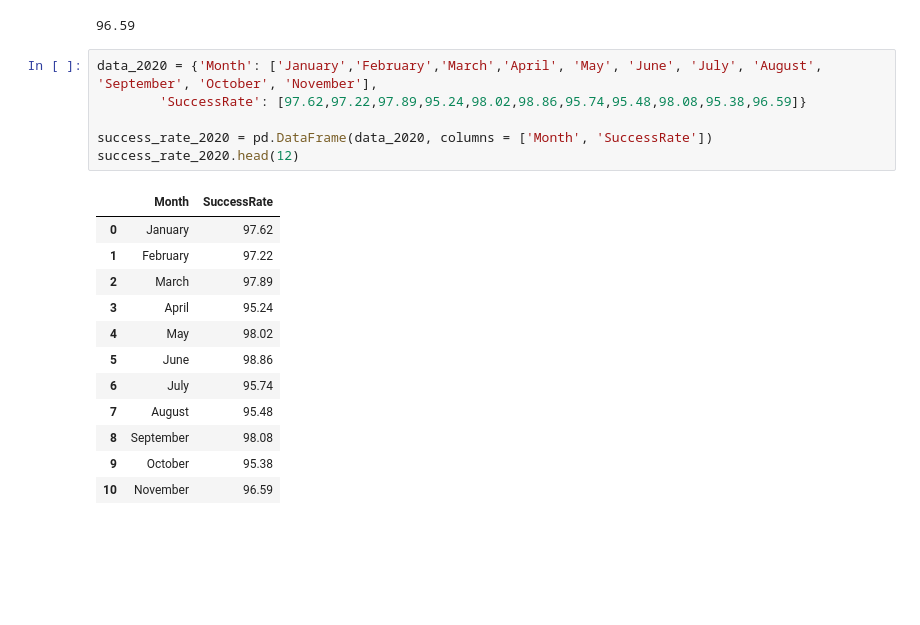
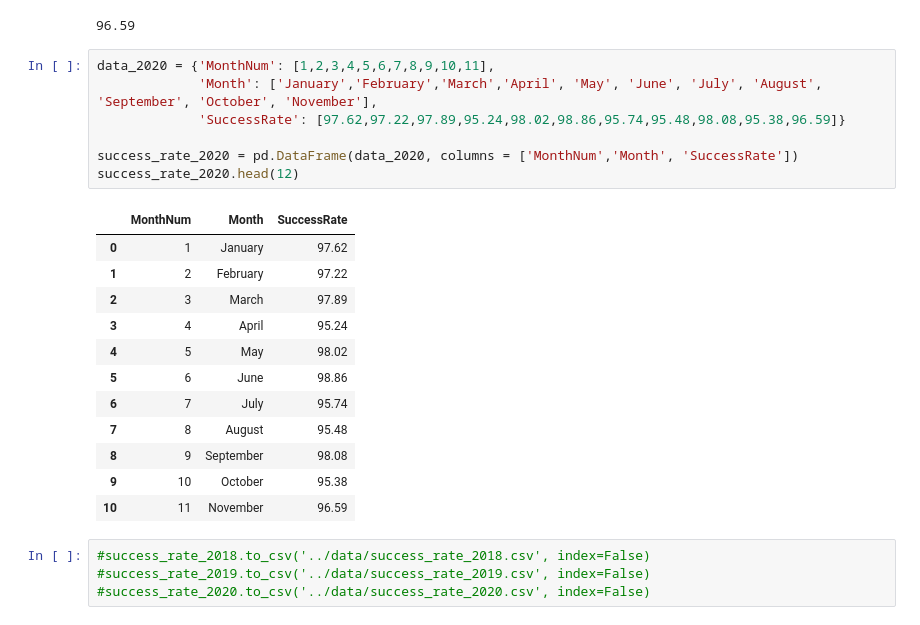
Before and after one commit to bsfcs/smile-on-spiderman, a Jupyter notebook: notebooks/smile_on_eda.ipynb, the cells around one changed output. Saved outputs shown, nothing was run; the diff lists cells and outputs as text; blank space fills up the shorter version.

```diff
--- a/notebooks/smile_on_eda.ipynb
+++ b/notebooks/smile_on_eda.ipynb
@@ -800,21 +802,26 @@ print(round(85/(85+3)*100, 2))
 # %% [output]
 96.59
 # %%
-data_2020 = {'Month': ['January','February','March','April', 'May', 'June', 'July', 'August', 'September', 'October', 'November'],
-        'SuccessRate': [97.62,97.22,97.89,95.24,98.02,98.86,95.74,95.48,98.08,95.38,96.59]}
+data_2020 = {'MonthNum': [1,2,3,4,5,6,7,8,9,10,11],
+             'Month': ['January','February','March','April', 'May', 'June', 'July', 'August', 'September', 'October', 'November'],
+             'SuccessRate': [97.62,97.22,97.89,95.24,98.02,98.86,95.74,95.48,98.08,95.38,96.59]}
 
-success_rate_2020 = pd.DataFrame(data_2020, columns = ['Month', 'SuccessRate'])
+success_rate_2020 = pd.DataFrame(data_2020, columns = ['MonthNum','Month', 'SuccessRate'])
 success_rate_2020.head(12)
 # %% [output]
-|  | Month | SuccessRate |
-| 0 | January | 97.62 |
-| 1 | February | 97.22 |
-| 2 | March | 97.89 |
-| 3 | April | 95.24 |
-| 4 | May | 98.02 |
-| 5 | June | 98.86 |
-| 6 | July | 95.74 |
-| 7 | August | 95.48 |
-| 8 | September | 98.08 |
-| 9 | October | 95.38 |
-| 10 | November | 96.59 |
+|  | MonthNum | Month | SuccessRate |
+| 0 | 1 | January | 97.62 |
+| 1 | 2 | February | 97.22 |
+| 2 | 3 | March | 97.89 |
+| 3 | 4 | April | 95.24 |
+| 4 | 5 | May | 98.02 |
+| 5 | 6 | June | 98.86 |
+| 6 | 7 | July | 95.74 |
+| 7 | 8 | August | 95.48 |
+| 8 | 9 | September | 98.08 |
+| 9 | 10 | October | 95.38 |
+| 10 | 11 | November | 96.59 |
+# %%
+#success_rate_2018.to_csv('../data/success_rate_2018.csv', index=False)
+#success_rate_2019.to_csv('../data/success_rate_2019.csv', index=False)
+#success_rate_2020.to_csv('../data/success_rate_2020.csv', index=False)
```
Also changed, not shown: parts of 9 cells of this notebook.
